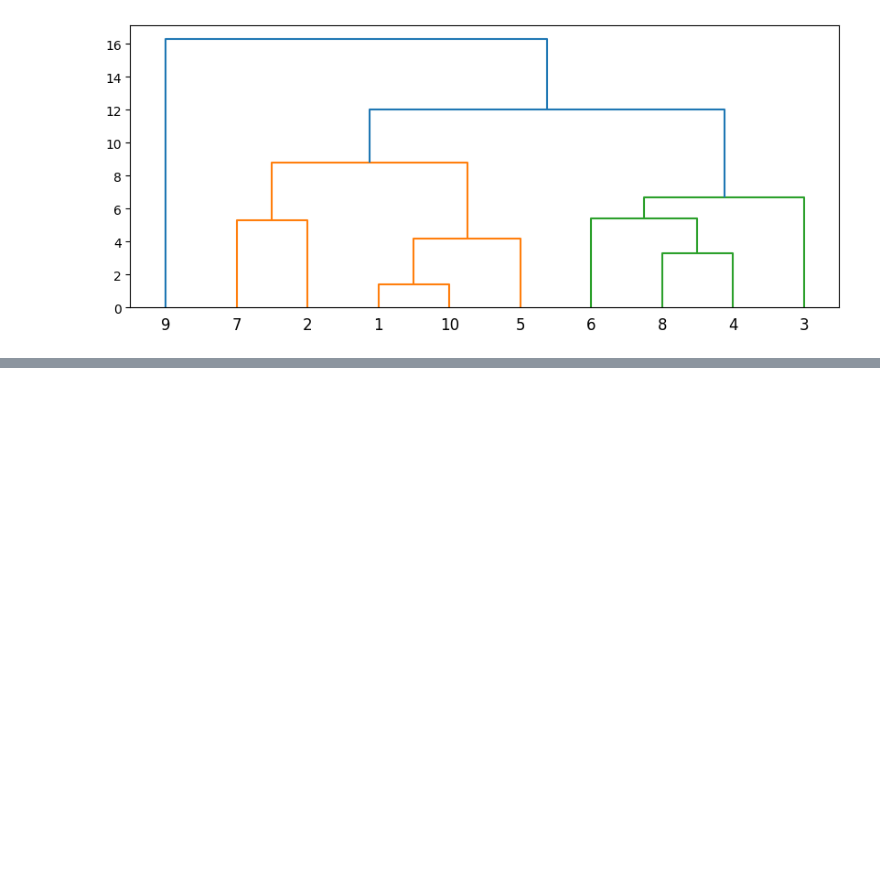
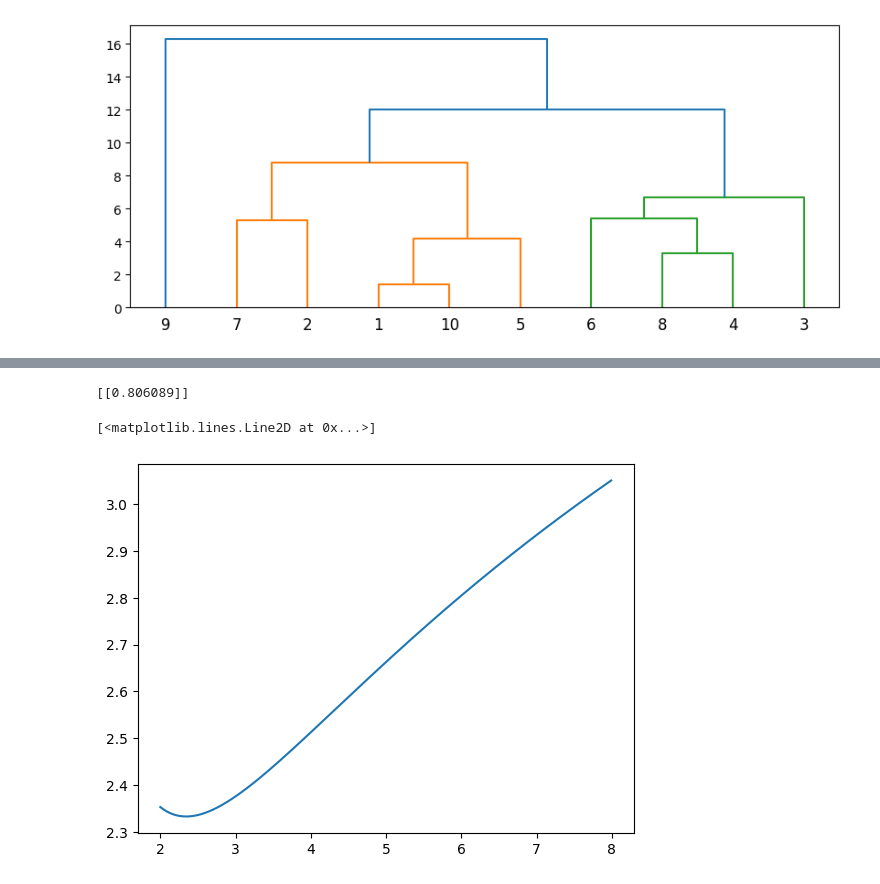
Before and after one commit to Gabriellanaro/Machine-learning-CheatSheet, a Jupyter notebook: Fall 2021.ipynb, the cells around one changed output, grey strips where cells are left out. Drawn from its saved outputs; the diff is of its cells as text; code cells hidden in the pictures; blank space fills up the shorter version.

```diff
--- a/Fall 2021.ipynb
+++ b/Fall 2021.ipynb
@@ -167,3 +155,53 @@ purity_gain_rss([23, 6, 17, 14, 13], [23], [6, 17, 14, 13])
+# %%
+ann = et.ann()
+
+# w02 : the w02 given in the xercise
+# weights : list of the weights which have superscript (2)
+# matrices : the matrices, usually w_n^(1)
+ann = ann.get_ann(1.4, [-1, 0.4], [[-0.5, -0.1], [0.9, 2]], "logistic")
+y = ann([1, 1])
+
+print(1 / (1 + np.e ** (-y)))
+# %% [output]
+[[0.806089]]
+# %%
+# 17
+def kde(x_train, x_test, sigma):
+    """Compute the kernel density estimation
+    given the vector of training and the test
+    is a value for getting the predicition
+
+    Args:
+        x_train (list): training values
+        x_test (double): test val
+        sigma (double): kernel width
+
+    Returns:
+        double: p
+    """
+    N = len(x_train)
+    p_ = 0
+    for x in x_train:
+        p_ += (1 / np.sqrt(2 * np.pi * sigma**2)) * np.exp(
+            -(((x_test - x) ** 2) / (2 * sigma**2))
+        )
+    p = (1 / N) * p_
+
+    return p
+# %%
+yval = []
+xval = []
+xtest = 1.2
+xtrain = [4.5, -0.5]
+for sigma in np.arange(2, 8, 0.01):
+    xval.append(sigma)
+    p = kde(xtrain, xtest, sigma)
+    yval.append(-np.log(p))
+
+plt.plot(xval, yval)
+# %% [output]
+[<matplotlib.lines.Line2D at 0x...>]
+[figure, added]
 # %%
 # 18
 # %%
```
Also changed, not shown: parts of 3 cells of this notebook, 3 other files.
